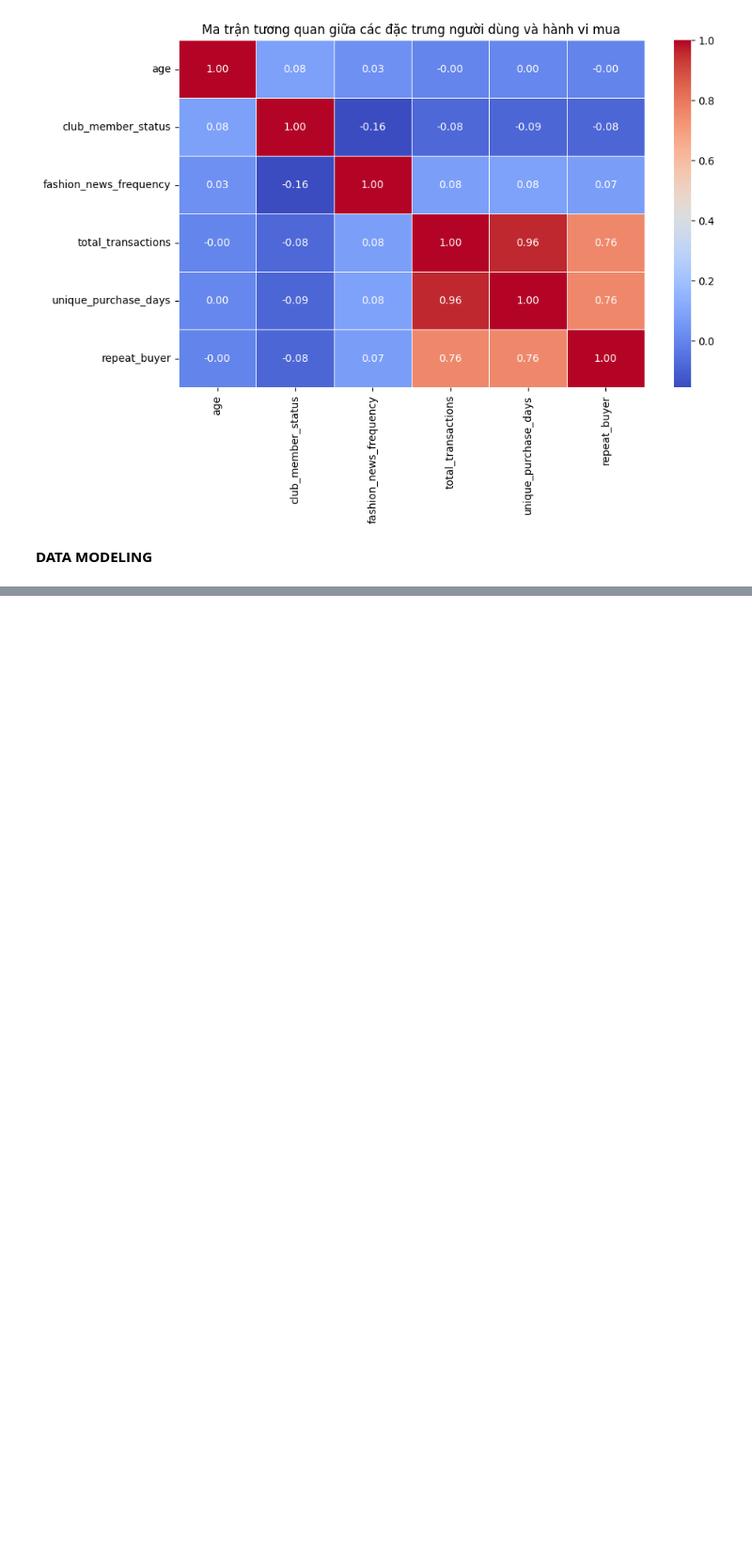
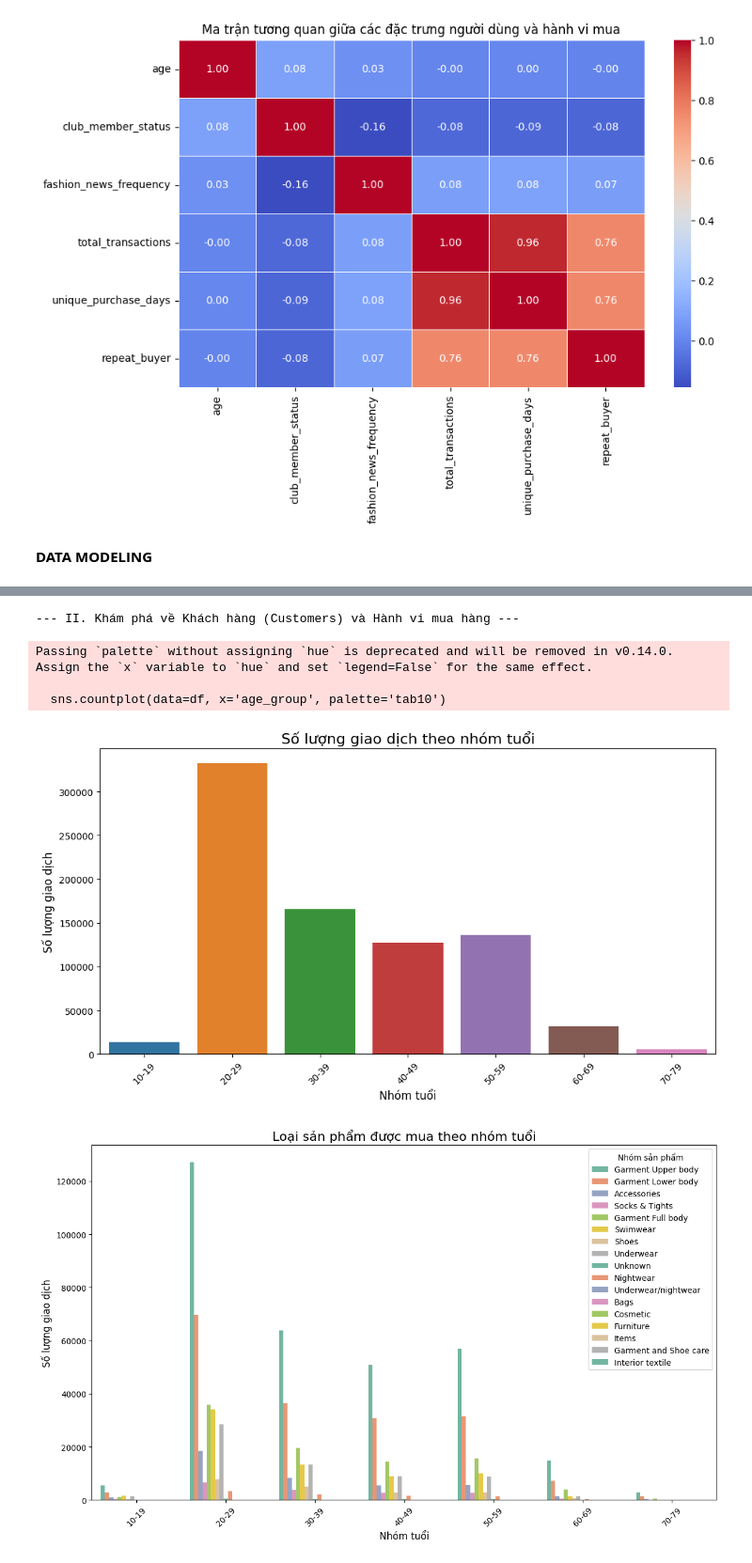
Before and after one commit to dungmike96/Mike_Porfolio, a Jupyter notebook: HM_Porfolio.ipynb, the cells around one changed output, grey strips where cells are left out. Shown at 94% size. Cells and saved outputs as stored; diff of their text form; code cells hidden in the pictures; blank space fills up the shorter version.

```diff
--- a/HM_Porfolio.ipynb
+++ b/HM_Porfolio.ipynb
@@ -386,0 +373,35 @@ plt.show()
+# %%
+# --- II. Khám phá về Khách hàng (Customers) và Hành vi mua hàng ---
+
+print("\n--- II. Khám phá về Khách hàng (Customers) và Hành vi mua hàng ---")
+
+# Phân loại độ tuổi thành các nhóm
+bins = [10, 20, 30, 40, 50, 60, 70, 80]
+labels = ['10-19', '20-29', '30-39', '40-49', '50-59', '60-69', '70-79']
+df['age_group'] = pd.cut(df['age'], bins=bins, labels=labels, right=False)
+
+# 1. Theo độ tuổi (age): Khách hàng ở độ tuổi nào mua sắm nhiều nhất?
+plt.figure(figsize=(12, 6))
+sns.countplot(data=df, x='age_group', palette='tab10')
+plt.title('Số lượng giao dịch theo nhóm tuổi', fontsize=16)
+plt.xlabel('Nhóm tuổi', fontsize=12)
+plt.ylabel('Số lượng giao dịch', fontsize=12)
+plt.xticks(rotation=45)
+plt.show()
+
+# Nhóm tuổi nào mua loại sản phẩm nào? (Ví dụ: product_group_name)
+plt.figure(figsize=(14, 8))
+sns.countplot(data=df, x='age_group', hue='product_group_name', palette='Set2')
+plt.title('Loại sản phẩm được mua theo nhóm tuổi', fontsize=16)
+plt.xlabel('Nhóm tuổi', fontsize=12)
+plt.ylabel('Số lượng giao dịch', fontsize=12)
+plt.xticks(rotation=45)
+plt.legend(title='Nhóm sản phẩm')
+plt.show()
+# %% [output]
+--- II. Khám phá về Khách hàng (Customers) và Hành vi mua hàng ---
+Passing `palette` without assigning `hue` is deprecated and will be removed in v0.14.0. Assign the `x` variable to `hue` and set `legend=False` for the same effect.
+
+  sns.countplot(data=df, x='age_group', palette='tab10')
+[figure, added]
+[figure, added]
```
Also changed, not shown: parts of 24 cells of this notebook.
